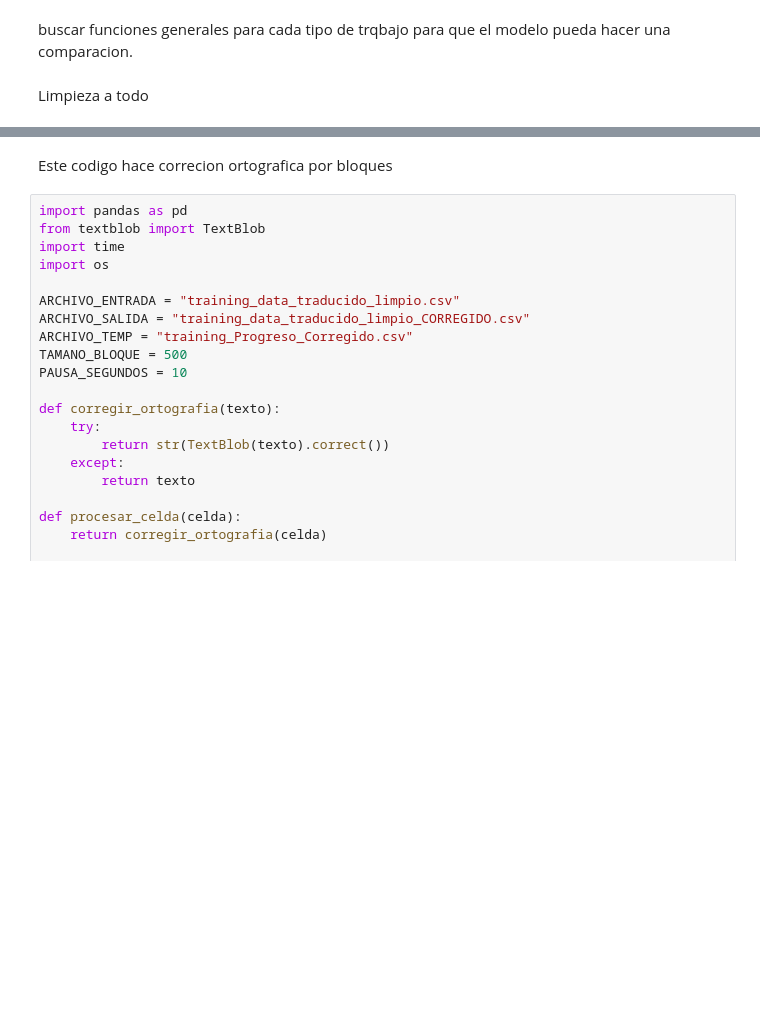
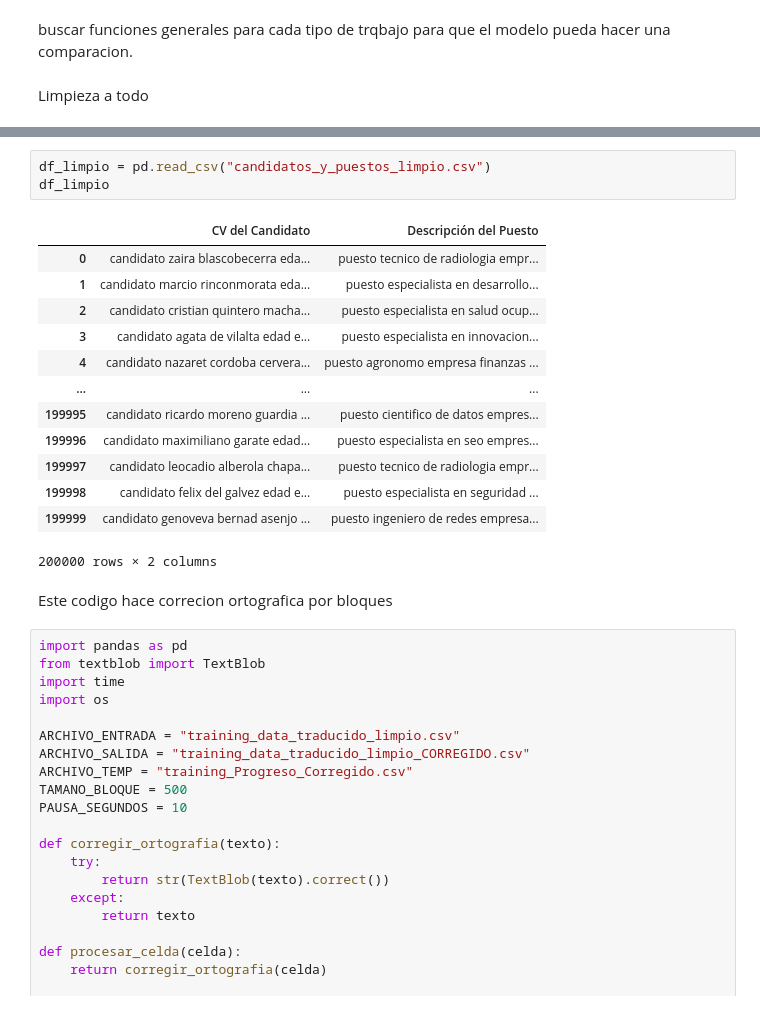
Before and after one commit to Skinner-SAS-de-CV/Embeddings-Models-Hibridos, a Jupyter notebook: limpieza_de_cvs.ipynb, the cells around one changed output, grey strips where cells are left out. Drawn from its saved outputs; the diff is of its cells as text; blank space fills up the shorter version.

```diff
--- a/limpieza_de_cvs.ipynb
+++ b/limpieza_de_cvs.ipynb
@@ -56,6 +109,23 @@ df_limpio.to_csv("training_data_traducido_limpio.csv", index=False)
 print("Archivo limpio guardado")
 # %% [output]
 Archivo limpio guardado
+# %%
+df_limpio = pd.read_csv("candidatos_y_puestos_limpio.csv")
+df_limpio
+# %% [output]
+|  | CV del Candidato | Descripción del Puesto |
+| 0 | candidato zaira blascobecerra eda... | puesto tecnico de radiologia empr... |
+| 1 | candidato marcio rinconmorata eda... | puesto especialista en desarrollo... |
+| 2 | candidato cristian quintero macha... | puesto especialista en salud ocup... |
+| 3 | candidato agata de vilalta edad e... | puesto especialista en innovacion... |
+| 4 | candidato nazaret cordoba cervera... | puesto agronomo empresa finanzas ... |
+| ... | ... | ... |
+| 199995 | candidato ricardo moreno guardia ... | puesto cientifico de datos empres... |
+| 199996 | candidato maximiliano garate edad... | puesto especialista en seo empres... |
+| 199997 | candidato leocadio alberola chapa... | puesto tecnico de radiologia empr... |
+| 199998 | candidato felix del galvez edad e... | puesto especialista en seguridad ... |
+| 199999 | candidato genoveva bernad asenjo ... | puesto ingeniero de redes empresa... |
+200000 rows × 2 columns
 # %% [markdown]
 Este codigo hace correcion ortografica por bloques
 # %%
```
Also changed, not shown: parts of 11 cells of this notebook, 9 other files.
